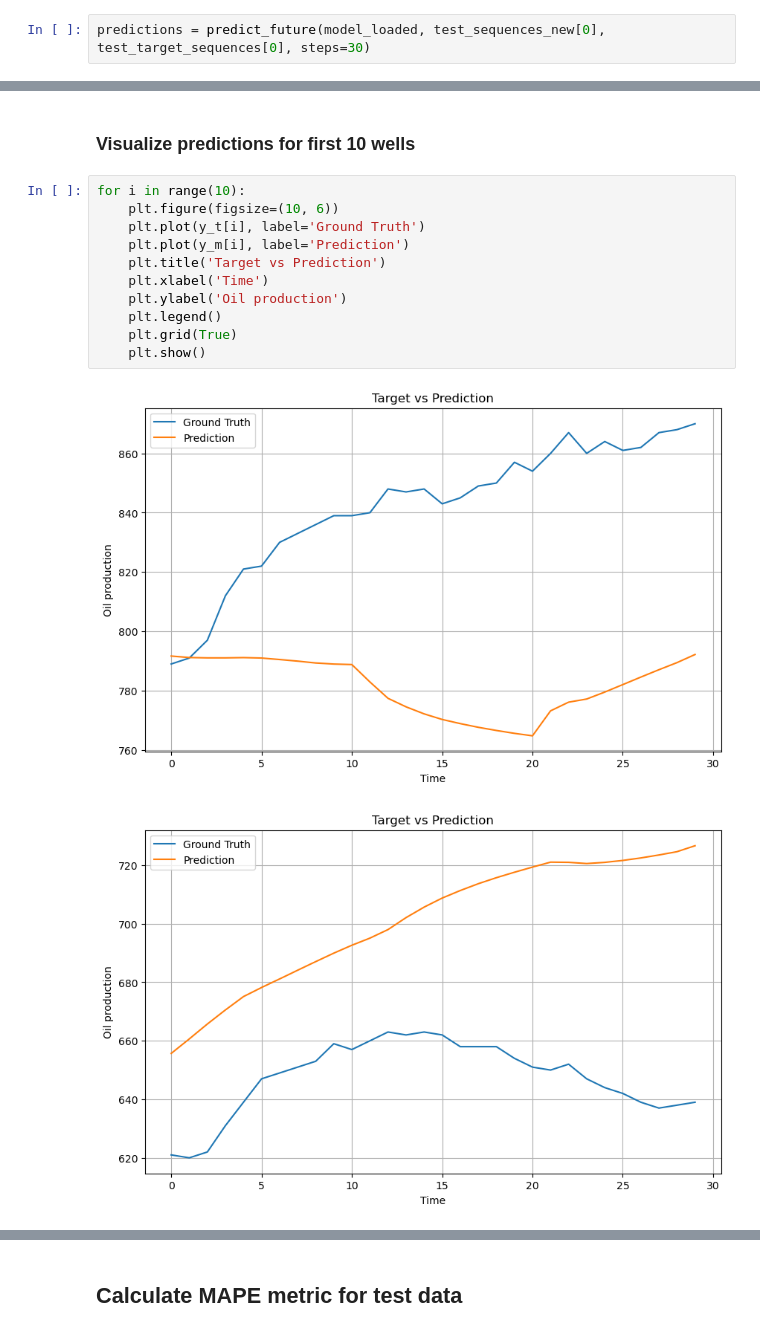
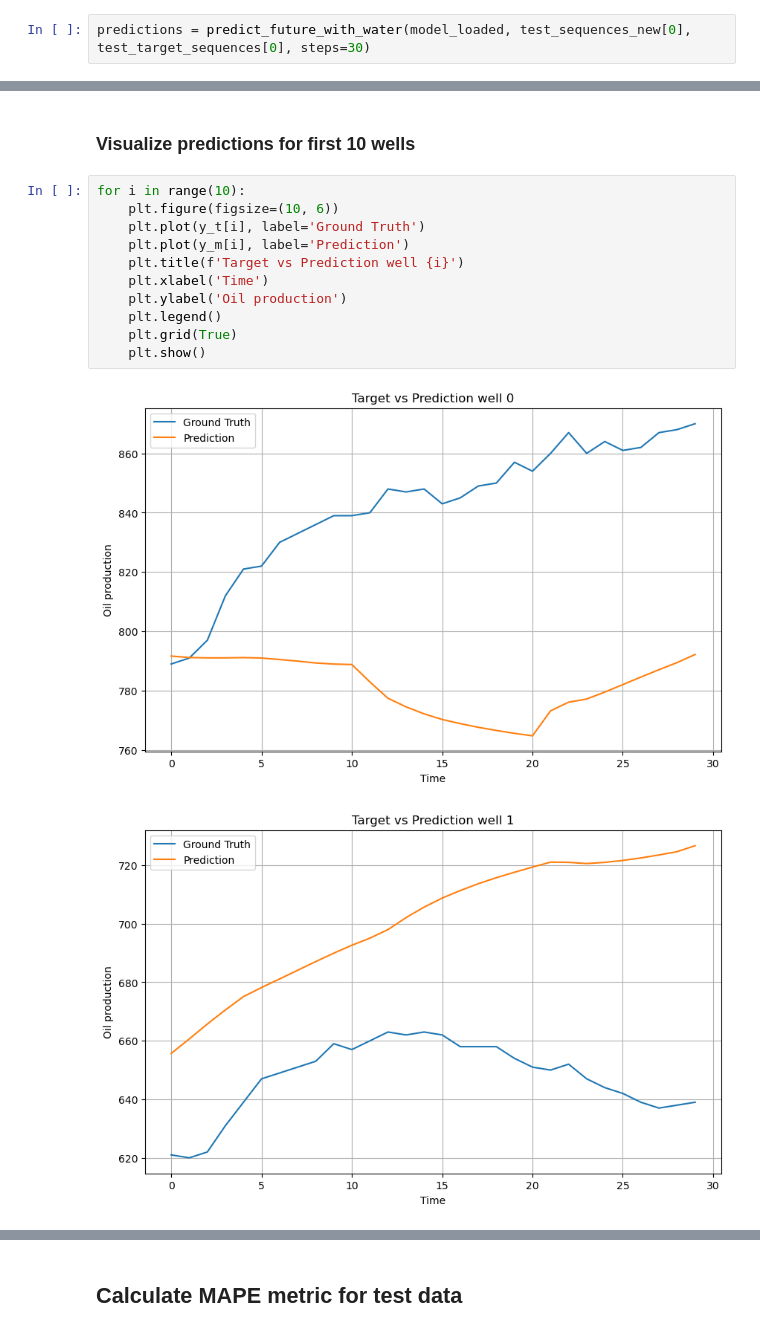
Before and after one commit to KamilFatkhiev/oil-production-prediction-with-gnn, a Jupyter notebook: LSTM_1.ipynb, the cells around one changed output, grey strips where cells are left out. Cells and saved outputs as stored; diff of their text form.

```diff
--- a/LSTM_1.ipynb
+++ b/LSTM_1.ipynb
@@ -289,7 +289,7 @@ print(mape.item())
 # %% [markdown]
 ## Get prediction for 30 days
 # %%
-predictions = predict_future(model_loaded, test_sequences_new[0], test_target_sequences[0], steps=30)
+predictions = predict_future_with_water(model_loaded, test_sequences_new[0], test_target_sequences[0], steps=30)
 # %%
 y_t = scaler_target.inverse_transform(test_targets_new[0])
 y_t.shape
@@ -305,14 +314,14 @@ y_m.shape
 # %%
 for i in range(10):
     plt.figure(figsize=(10, 6))
     plt.plot(y_t[i], label='Ground Truth')
     plt.plot(y_m[i], label='Prediction')
-    plt.title('Target vs Prediction')
+    plt.title(f'Target vs Prediction well {i}')
     plt.xlabel('Time')
     plt.ylabel('Oil production')
     plt.legend()
     plt.grid(True)
     plt.show()
 # %% [output]
-[figure, old version]
+[figure, new version]
-[figure, old version]
+[figure, new version]
```
Also changed, not shown: parts of 2 cells of this notebook, 6 other files.
